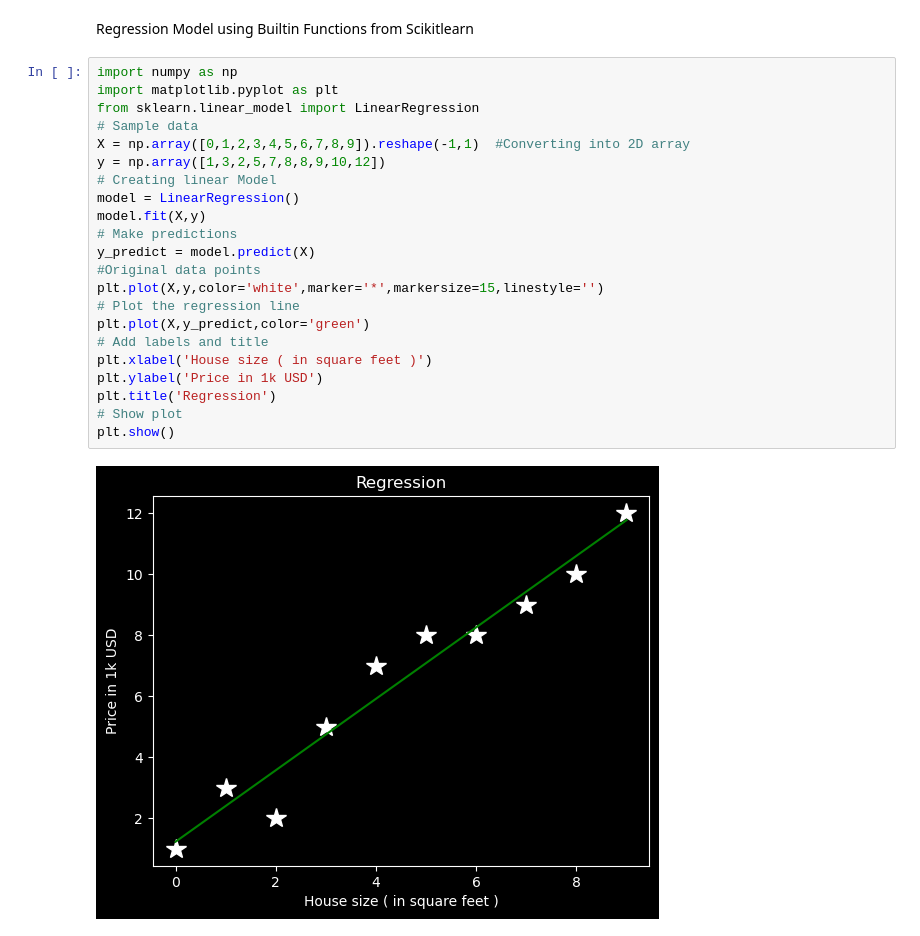
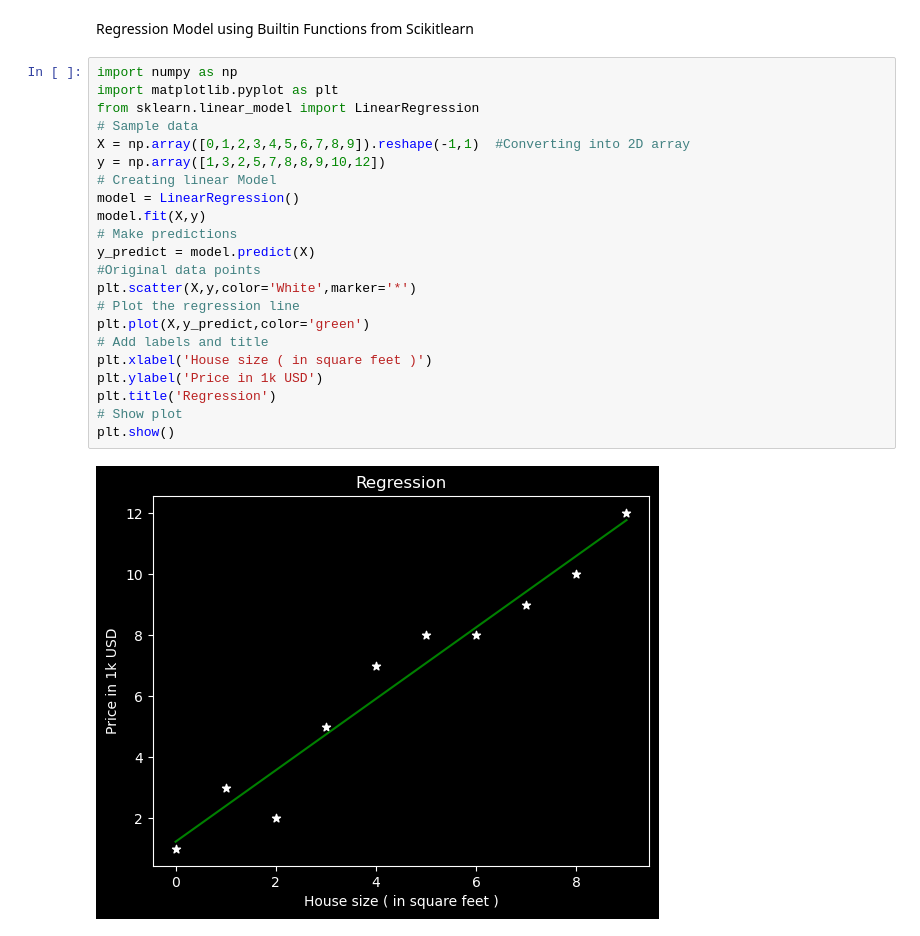
Before and after one commit to SUDAR2005/IUCEE-NEP-WorkSpace, a Jupyter notebook: homework-3regression-builtin.ipynb, the cells around one changed output. Saved outputs shown, nothing was run; the diff lists cells and outputs as text.

```diff
--- a/homework-3regression-builtin.ipynb
+++ b/homework-3regression-builtin.ipynb
@@ -3,24 +3,24 @@ Regression Model using Builtin Functions from Scikitlearn
 # %%
 import numpy as np
 import matplotlib.pyplot as plt
 from sklearn.linear_model import LinearRegression
 # Sample data
 X = np.array([0,1,2,3,4,5,6,7,8,9]).reshape(-1,1)  #Converting into 2D array
 y = np.array([1,3,2,5,7,8,8,9,10,12])
 # Creating linear Model
 model = LinearRegression()
 model.fit(X,y)
 # Make predictions
 y_predict = model.predict(X)
 #Original data points
-plt.plot(X,y,color='white',marker='*',markersize=15,linestyle='')
+plt.scatter(X,y,color='White',marker='*')
 # Plot the regression line
 plt.plot(X,y_predict,color='green')
 # Add labels and title
 plt.xlabel('House size ( in square feet )')
 plt.ylabel('Price in 1k USD')
 plt.title('Regression')
 # Show plot
 plt.show()
 # %% [output]
-[figure, old version]
+[figure, new version]
```
Also changed, not shown: 2 other files.
